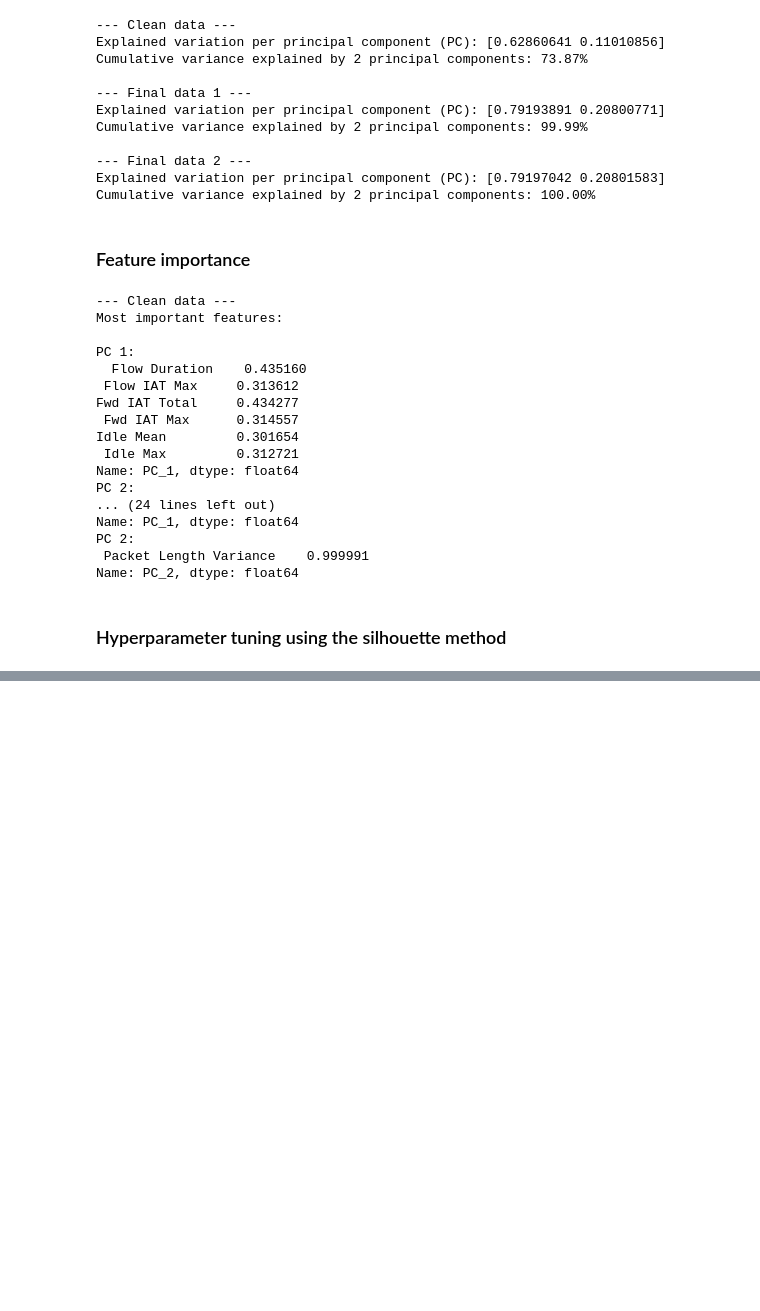
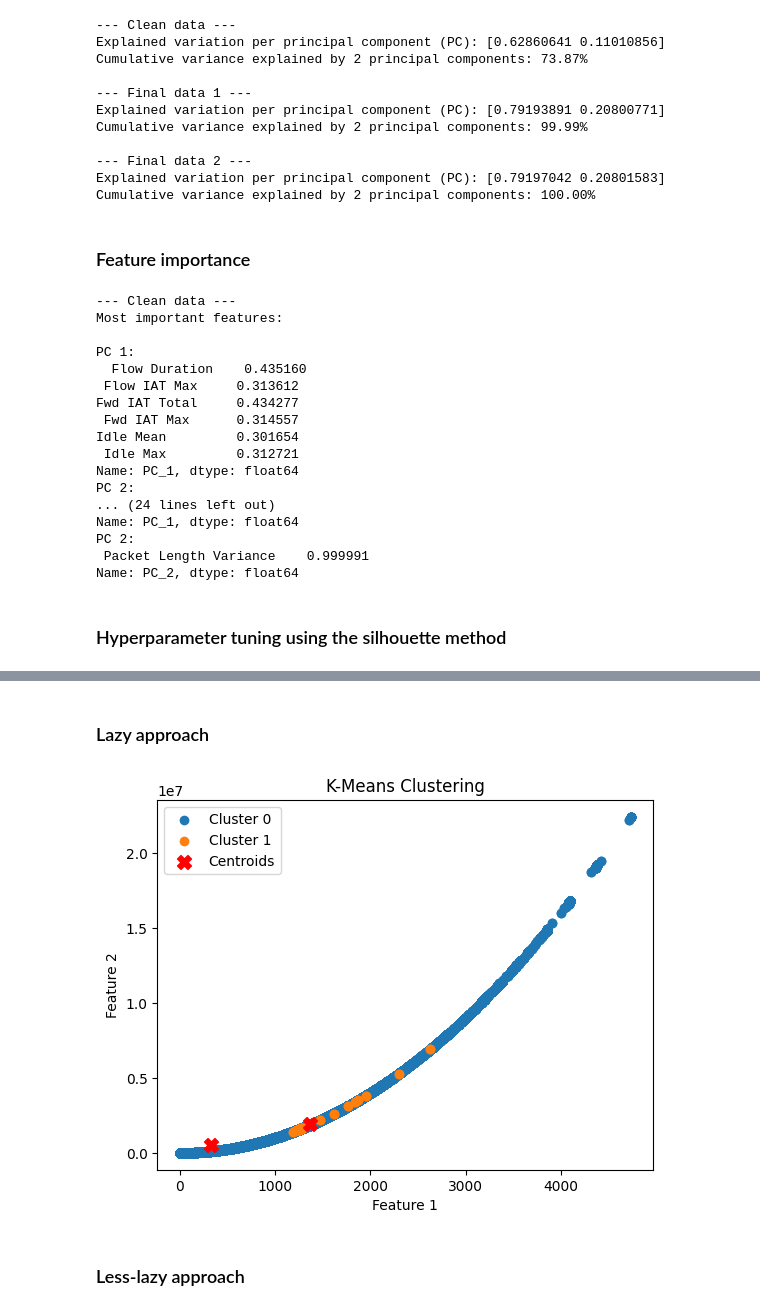
Before and after one commit to alerzaca/Network-Anomaly-Detection, a Jupyter notebook: K-Means.ipynb, the cells around one changed output, grey strips where cells are left out. Drawn from its saved outputs; the diff is of its cells as text; code cells hidden in the pictures; blank space fills up the shorter version.

Commit message:
Update K-Means

```diff
--- a/K-Means.ipynb
+++ b/K-Means.ipynb
@@ -104,3 +83,37 @@ plt.xticks(range(len(silhouette_scores)), parameters)
 plt.title('Silhouette Score', fontweight='bold')
 plt.xlabel('Number of Clusters')
 plt.show()
+# %% [markdown]
+### Lazy approach
+# %%
+def sklearn_k_means(data, k, max_iters=100, tolerance=1e-4):
+    kmeans = KMeans(n_clusters=k, max_iter=max_iters, tol=tolerance, random_state=42)
+
+    kmeans.fit(data)
+
+    centroids = kmeans.cluster_centers_
+    closest_centroids = kmeans.labels_
+
+    return centroids, closest_centroids
+# %%
+k = 2
+
+#centroids, closest_centroids = k_means(data_c.values, k)
+centroids, closest_centroids = sklearn_k_means(data_f1.values, k)
+#centroids, closest_centroids = k_means(data_f2.values, k)
+# %%
+for i in range(k):
+    cluster_points = data_f1.values[closest_centroids == i]
+    plt.scatter(cluster_points[:, 0], cluster_points[:, 1], label=f'Cluster {i}')
+
+plt.scatter(centroids[:, 0], centroids[:, 1], s=100, c='red', label='Centroids', marker='X')
+
+plt.title('K-Means Clustering')
+plt.xlabel('Feature 1')
+plt.ylabel('Feature 2')
+plt.legend()
+plt.show()
+# %% [output]
+[figure, added]
+# %% [markdown]
+### Less-lazy approach
```
Also changed, not shown: parts of 5 cells of this notebook.
